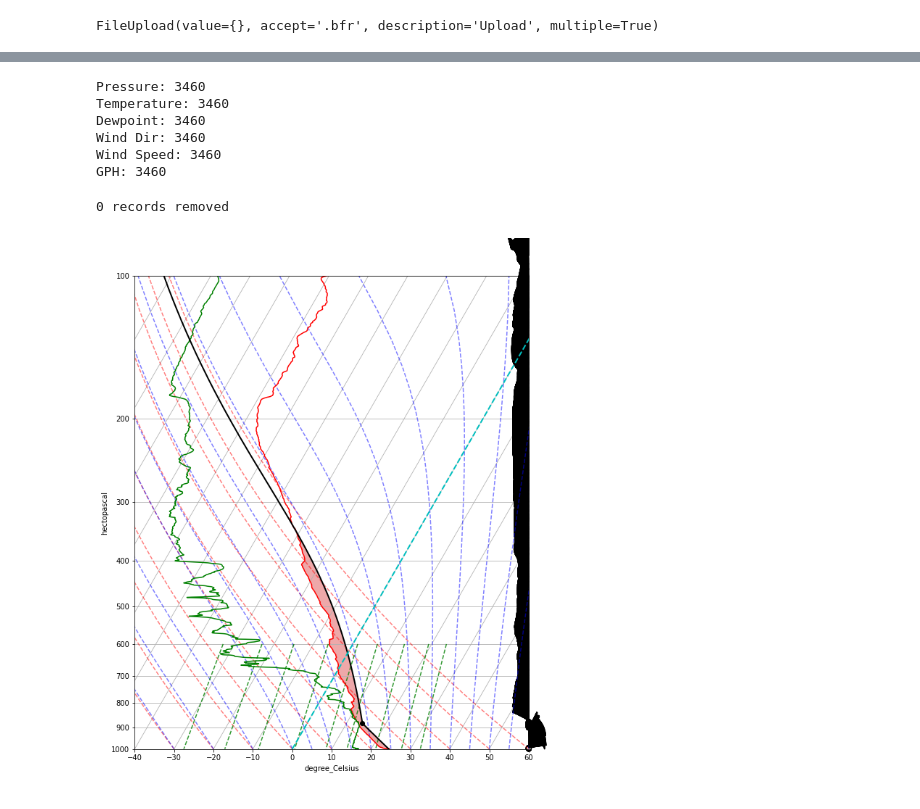
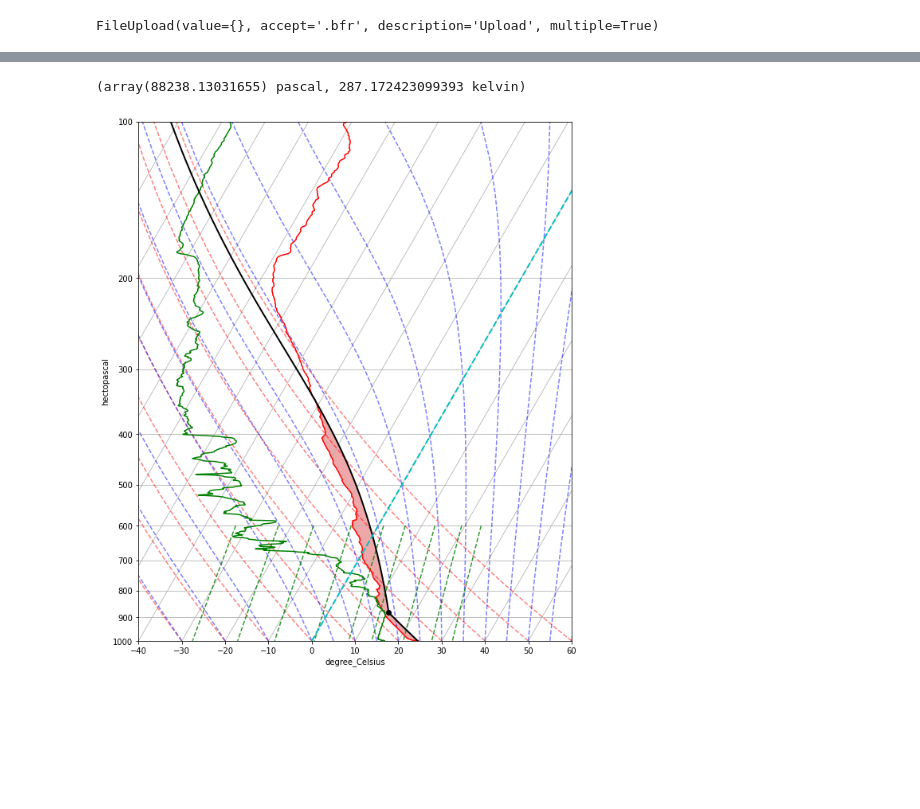
Before and after one commit to Geoffysicist/skewt, a Jupyter notebook: f160.ipynb, the cells around one changed output, grey strips where cells are left out. Drawn from its saved outputs; the diff is of its cells as text; code cells hidden in the pictures; blank space fills up the shorter version.

```diff
--- a/f160.ipynb
+++ b/f160.ipynb
@@ -29,3 +52,23 @@ def decode_BUFR(file_upload: FileUpload) -> BufrMessage:
+# %%
+def decode_BUFR(file_upload: FileUpload) -> BufrMessage:
+  """Decodes the raw BUFR file."""
+  for uploaded_filename in file_upload.value:
+      data_stream = file_upload.value[uploaded_filename]['content']
+  return Decoder().process(data_stream)
+
+def query_BUFR(message: BufrMessage) -> DataFrame:
+  """ Reads data from BUFR message into a dataframe."""
+
+  readings = {}
+  for key, code in BUFR_CODES_303054.items():
+    data = DataQuerent(NodePathParser()).query(message, f'303054/{code}')
+    readings[key] = FlatJsonRenderer().render(data)[0]
+
+  readings_df = pd.DataFrame.from_dict(readings)
+  # clean the data
+  readings_df = readings_df.dropna() # remove rows with missing data
+  readings_df = readings_df.drop_duplicates(subset="pressure") # need monotonically increasing pressure
+  return readings_df
 # %%
 uploads = FileUpload(accept='.bfr', multiple=True)
 display(uploads)
@@ -33,5 +76,6 @@ display(uploads)
 FileUpload(value={}, accept='.bfr', description='Upload', multiple=True)
 # %%
 bufr_message = decode_BUFR(uploads)
-type(bufr_message)
+readings_df = query_BUFR(bufr_message)
+readings_df
 # %% [output]
@@ -71,32 +94,0 @@ GPH: 3461
-# %%
-# clean all the data for missing values
-for key, data in all_data.items():
-  for i, val in enumerate(data):
-    if val is None:
-      for k, d in all_data.items():
-        d.pop(i)
-        print(f'{k}: {len(d)}')
-# %% [output]
-Pressure: 3460
-Temperature: 3460
-Dewpoint: 3460
-Wind Dir: 3460
-Wind Speed: 3460
-GPH: 3460
-# %%
-# Check that pressure decreases monotonically, if not clean it
-# repeat until ctr = 0
-last_val = 0
-
-ctr = 0
-for i, val in enumerate(all_data['Pressure']):
-  if last_val:
-    if val >= last_val:
-      for d in all_data.values():
-        d.pop(i)
-      # print(f'{i}: {val} >= {i-1}: {last_val}')
-      ctr += 1
-  last_val = val
-print(f'{ctr} records removed')
-# %% [output]
-0 records removed
@@ -127,36 +95,45 @@ parcel_prof = mpcalc.parcel_profile(p, T[0], Td[0]).to('degC')
+# %%
+readings = pandas_dataframe_to_unit_arrays(readings_df, UNITS)
+T_Td_0 = (readings['temp'][0],readings['dewpoint'][0])
+# %%
+lcl_pressure, lcl_temperature = mpcalc.lcl(readings['pressure'][0],*T_Td_0)
+parcel_prof = mpcalc.parcel_profile(readings['pressure'], *T_Td_0).to('degC')
+lcl_pressure, lcl_temperature
+# %% [output]
+(array(88238.13031655) pascal, 287.172423099393 kelvin)
 # %%
 # Create a new figure. The dimensions here give a good aspect ratio
 fig = plt.figure(figsize=(12, 12))
 skew = SkewT(fig, rotation=30, aspect=120)
 
 
 # Plot the data using normal plotting functions, in this case using
 # log scaling in Y, as dictated by the typical meteorological plot
-skew.plot(p, T, 'r')
-skew.plot(p, Td, 'g')
-skew.plot_barbs(p, u, v)
+skew.plot(readings['pressure'], readings['temp'], 'r')
+skew.plot(readings['pressure'], readings['dewpoint'], 'g')
+# skew.plot_barbs(readings['pressure'], u, v)
 skew.ax.set_ylim(1000, 100)
 skew.ax.set_xlim(-40, 60)
 
 # Plot LCL temperature as black dot
 skew.plot(lcl_pressure, lcl_temperature, 'ko', markerfacecolor='black')
 
 # Plot the parcel profile as a black line
-skew.plot(p, parcel_prof, 'k', linewidth=2)
+skew.plot(readings['pressure'], parcel_prof, 'k', linewidth=2)
 
 # Shade areas of CAPE and CIN
-skew.shade_cin(p, T, parcel_prof, Td)
-skew.shade_cape(p, T, parcel_prof)
+skew.shade_cin(readings['pressure'], readings['temp'], parcel_prof, readings['dewpoint'])
+skew.shade_cape(readings['pressure'], readings['temp'], parcel_prof)
 
 # Plot a zero degree isotherm
 skew.ax.axvline(0, color='c', linestyle='--', linewidth=2)
 
 # Add the relevant special lines
 skew.plot_dry_adiabats()
 skew.plot_moist_adiabats()
 skew.plot_mixing_lines()
 
 # Show the plot
 plt.show()
 # %% [output]
-[figure, old version]
+[figure, new version]
```
Also changed, not shown: parts of 8 cells of this notebook.
